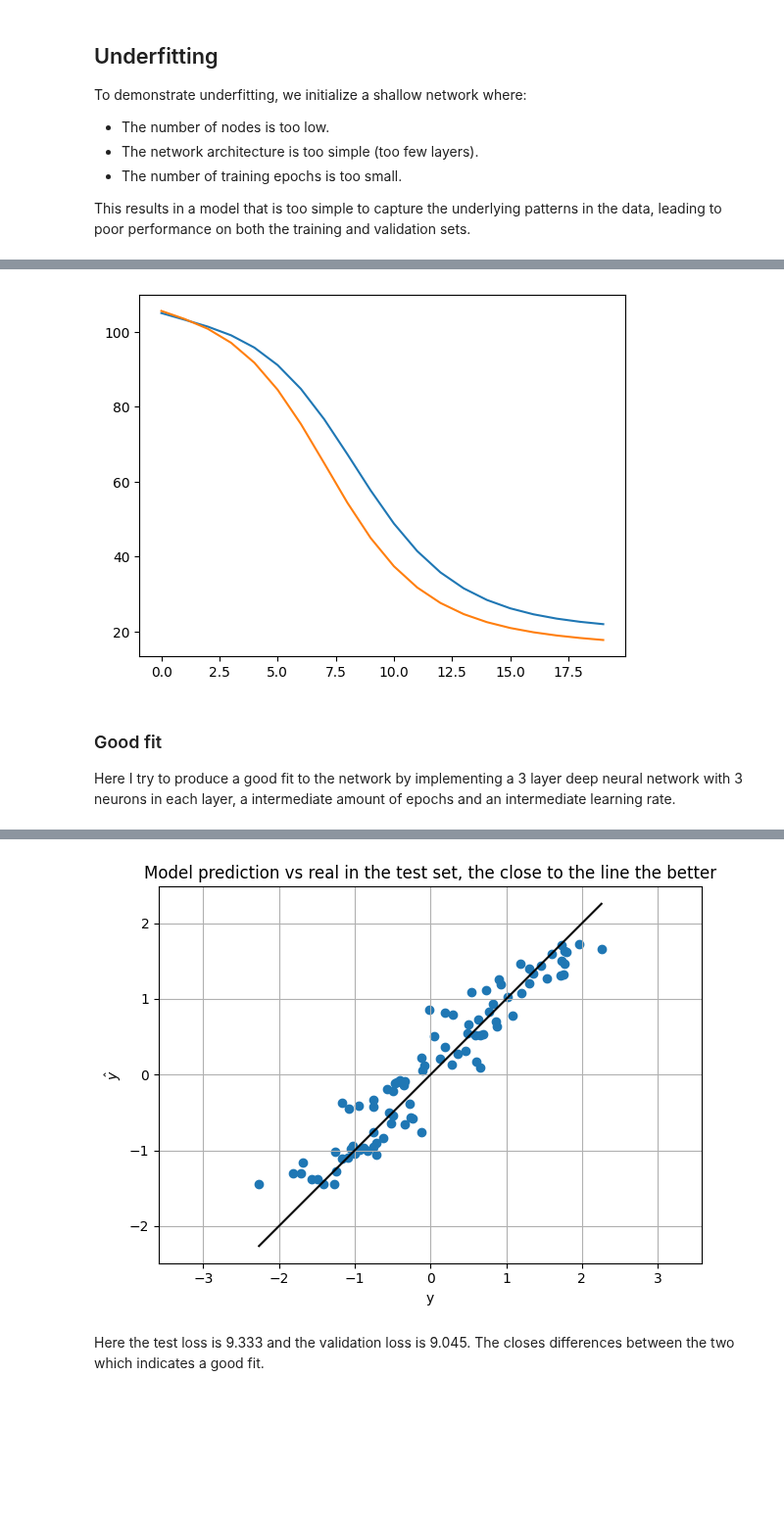
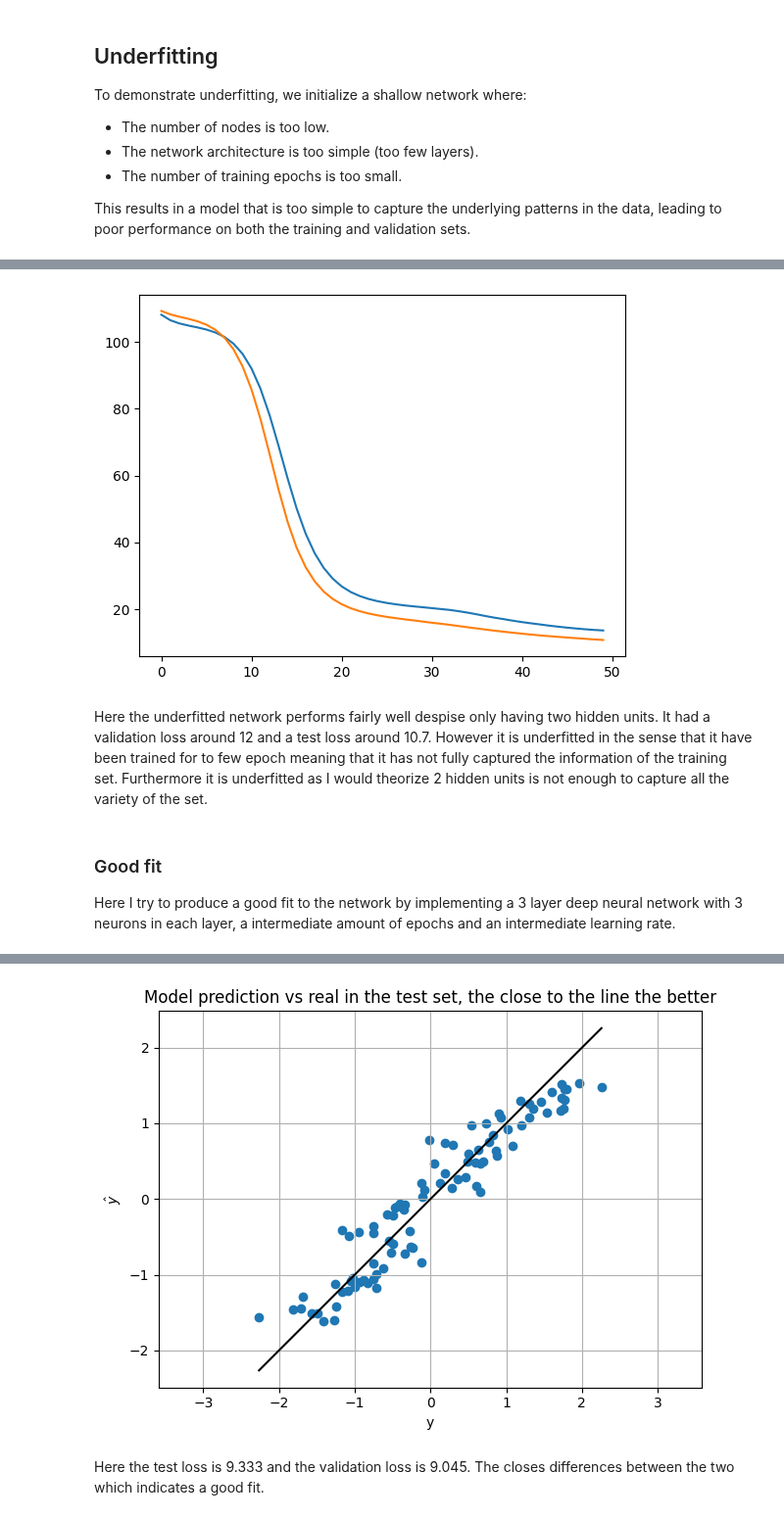
Before and after one commit to SalisMaxima/02456-deep-learning-with-PyTorch, a Jupyter notebook: 2_Feedforward_Python/2.1-EXE-FNN-AutoDif-Nanograd.ipynb, the cells around one changed output, grey strips where cells are left out. Shown at 98% size. Saved outputs shown, nothing was run; the diff lists cells and outputs as text; code cells hidden in the pictures; blank space fills up the shorter version.

```diff
--- a/2_Feedforward_Python/2.1-EXE-FNN-AutoDif-Nanograd.ipynb
+++ b/2_Feedforward_Python/2.1-EXE-FNN-AutoDif-Nanograd.ipynb
@@ -1522,10 +1558,9 @@ This setup makes the model too complex for the data, allowing it to overfit to t
 #For overfitting, we will use a very complex model with a lot of layers and nodes
 # Initialize an arbitrary neural network
 NN = [
-    DenseLayer(1, 8, lambda x: x.relu()),
-    DenseLayer(8, 8, lambda x: x.relu()),
-    DenseLayer(8, 8, lambda x: x.relu()),
-    DenseLayer(8, 1, lambda x: x.identity())
+    DenseLayer(1, 16, lambda x: x.relu()),
+    DenseLayer(16, 16, lambda x: x.relu()),
+    DenseLayer(16, 1, lambda x: x.identity())
 ]
 
 
@@ -1621,12 +1656,12 @@ This results in a model that is too simple to capture the underlying patterns in
 
 # Initialize an arbitrary neural network
 NN = [
-    DenseLayer(1, 4, lambda x: x.relu()),
-    DenseLayer(4, 1, lambda x: x.identity())
+    DenseLayer(1, 2, lambda x: x.relu()),
+    DenseLayer(2, 1, lambda x: x.identity())
 ]
 
 # Initialize training hyperparameters
-EPOCHS = 10
+EPOCHS = 50
 LEARN_R = 2e-3
 
 #training
@@ -1685,21 +1722,27 @@ In the underfitted network the validation loss is 102.459 and the test loss is 1
 plt.plot(range(len(train_loss)), train_loss);
 plt.plot(range(len(val_loss)), val_loss);
 # %% [output]
-[figure, old version]
+[figure, new version]
+# %% [markdown]
+Here the underfitted network performs fairly well despise only having two hidden units. It had a validation loss around 12 and a test loss around 10.7. However it is underfitted in the sense that it have been trained for to few epoch meaning that it has not fully captured the information of the training set. Furthermore it is underfitted as I would theorize 2 hidden units is not enough to capture all the variety of the set.
 # %% [markdown]
 ### Good fit
 Here I try to produce a good fit to the network by implementing a 3 layer deep neural network with 3 neurons in each layer, a intermediate amount of epochs and an intermediate learning rate.
 # %%
+
+#Trying to do a good fit
 # Initialize an arbitrary neural network
 NN = [
-    DenseLayer(1, 3, lambda x: x.relu()),
-    DenseLayer(3, 3, lambda x: x.relu()),
-    DenseLayer(3, 1, lambda x: x.identity())
+    DenseLayer(1, 8, lambda x: x.relu()),
+    DenseLayer(8, 8, lambda x: x.relu()),
+    DenseLayer(8, 8, lambda x: x.relu()),
+    DenseLayer(8, 1, lambda x: x.identity())
 ]
 
+
 # Initialize training hyperparameters
-EPOCHS = 300
-LEARN_R = 1e-3
+EPOCHS = 500
+LEARN_R = 2e-3
 
 #training
 
@@ -1768,4 +1811,4 @@ Test loss:  9.333
-[figure, old version]
+[figure, new version]
 # %% [markdown]
 Here the test loss is 9.333 and the validation loss is 9.045. The closes differences between the two which indicates a good fit.
 # %%
```
Also changed, not shown: parts of 40 cells of this notebook.
